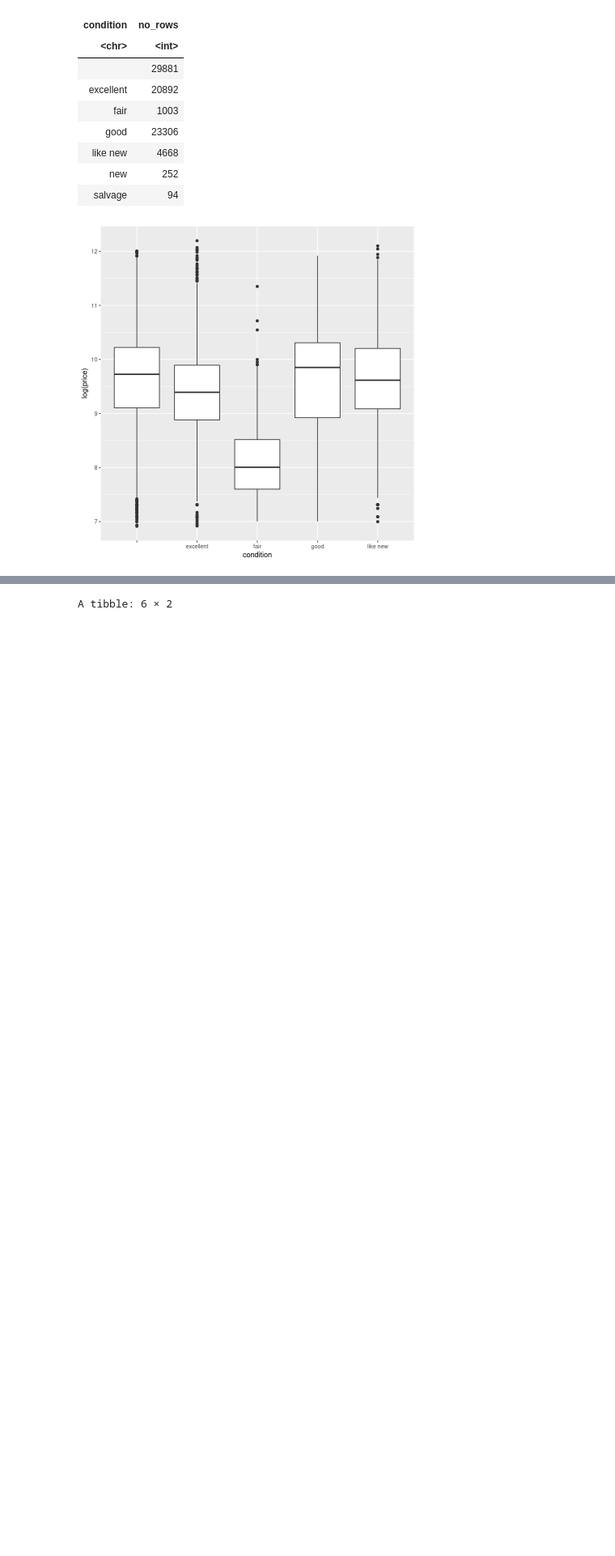
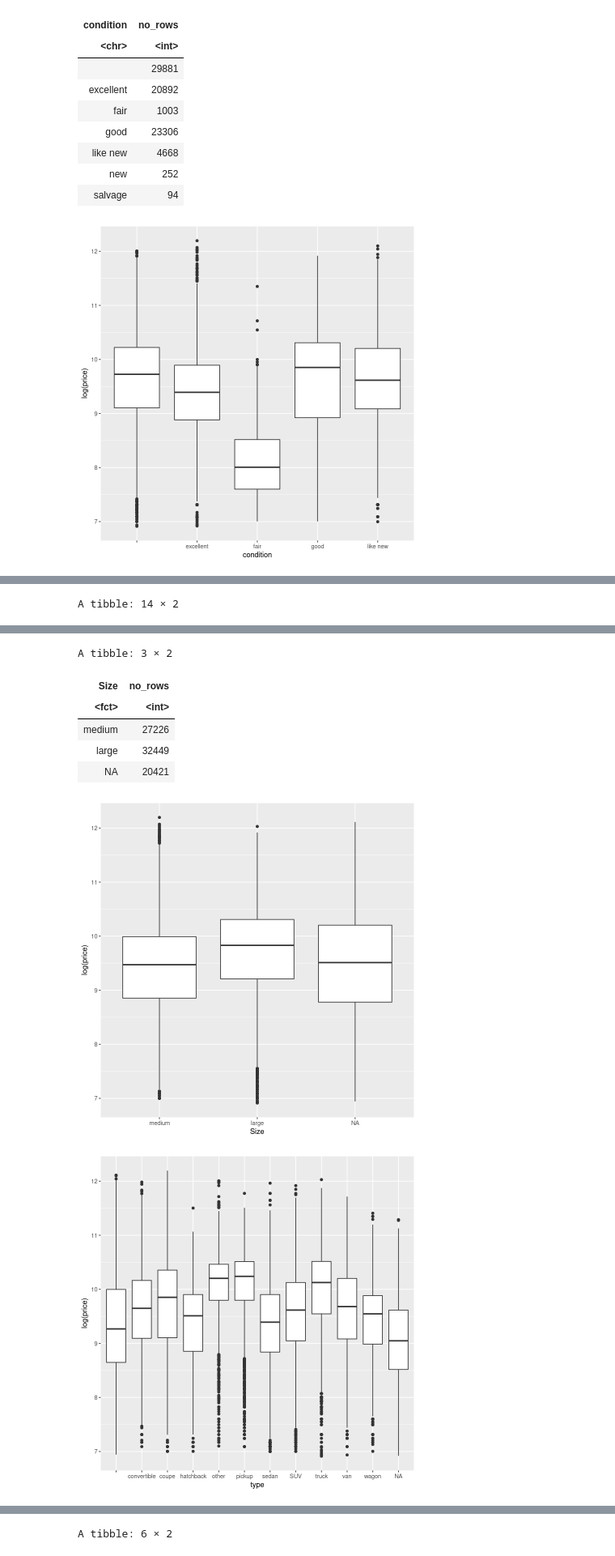
Before and after one commit to SorenRajani/STAT_447B_Project, a Jupyter notebook: 03b-vehicles-wrangle.ipynb, the cells around one changed output, grey strips where cells are left out. Shown at 81% size. Drawn from its saved outputs; the diff is of its cells as text; code cells hidden in the pictures; blank space fills up the shorter version.

```diff
--- a/03b-vehicles-wrangle.ipynb
+++ b/03b-vehicles-wrangle.ipynb
@@ -134,39 +152,22 @@ A tibble: 7 × 2
 # %%
-trainVehicles %>%
-  group_by(type) %>%
-  summarise(no_rows = length(type))
+trainVehicles %>% group_by(type) %>% summarise(no_rows = length(type))
 
-# LARGE:
-# bus
-# mini-van?
-# offroad?
-# pickup
-# SUV?
-# truck
-# van
-# wagon?
-#
-# "MEDIUM":
-# convertible
-# hatchback
-# sedan
-#
-
-# bcs=donkeys$BCS
-# donkeys$BCS=factor(bcs,levels=c("2","2.5","3","3.5","4"))
+# going by https://uglab.stat.ubc.ca/~h.joe/stat447-2023/Notes/stat447-coding1.pdf
+    # page 7
+    # grouped vehicle types into categories
 size=trainVehicles$type
-size[size=="convertible"]="medium";size[size=="hatchback"]="medium";size[size=="sedan"]="medium"
+size[size=="convertible"]="medium";size[size=="hatchback"]="medium";size[size=="sedan"]="medium";size[size=="coupe"]="medium"
 size[size=="bus"]="large"; size[size=="mini-van"]="large"; size[size=="offroad"]="large"; size[size=="pickup"]="large"
 size[size=="SUV"]="large"; size[size=="truck"]="large"; size[size=="van"]="large"; size[size=="wagon"]="large"
 trainVehicles$Size=factor(size,levels=c("medium","large"))
 ggplot(aes(x = Size, y = log(price)), data = trainVehicles)+geom_boxplot()
+trainVehicles %>% group_by(Size) %>% summarise(no_rows = length(Size))
 
-
-typeCount = trainVehicles %>%
-  count(type) %>%
-  filter(n > 1500)
+typeCount = trainVehicles %>% count(type) %>% filter(n > 1500)
 
 typeVehicles = !trainVehicles$type %in% typeCount$type
 trainVehicles3 = trainVehicles
 trainVehicles3[typeVehicles, ]$type <- NA
 ggplot(aes(x = type, y = log(price)), data = trainVehicles3)+geom_boxplot()
+# %% [output]
+A tibble: 14 × 2
@@ -172,0 +190,8 @@ ggplot(aes(x = type, y = log(price)), data = trainVehicles3)+geom_boxplot()
+A tibble: 3 × 2
+| Size | no_rows |
+| <fct> | <int> |
+| medium | 27226 |
+| large | 32449 |
+| NA | 20421 |
+[figure, added]
+[figure, added]
```
Also changed, not shown: parts of 7 cells of this notebook.
